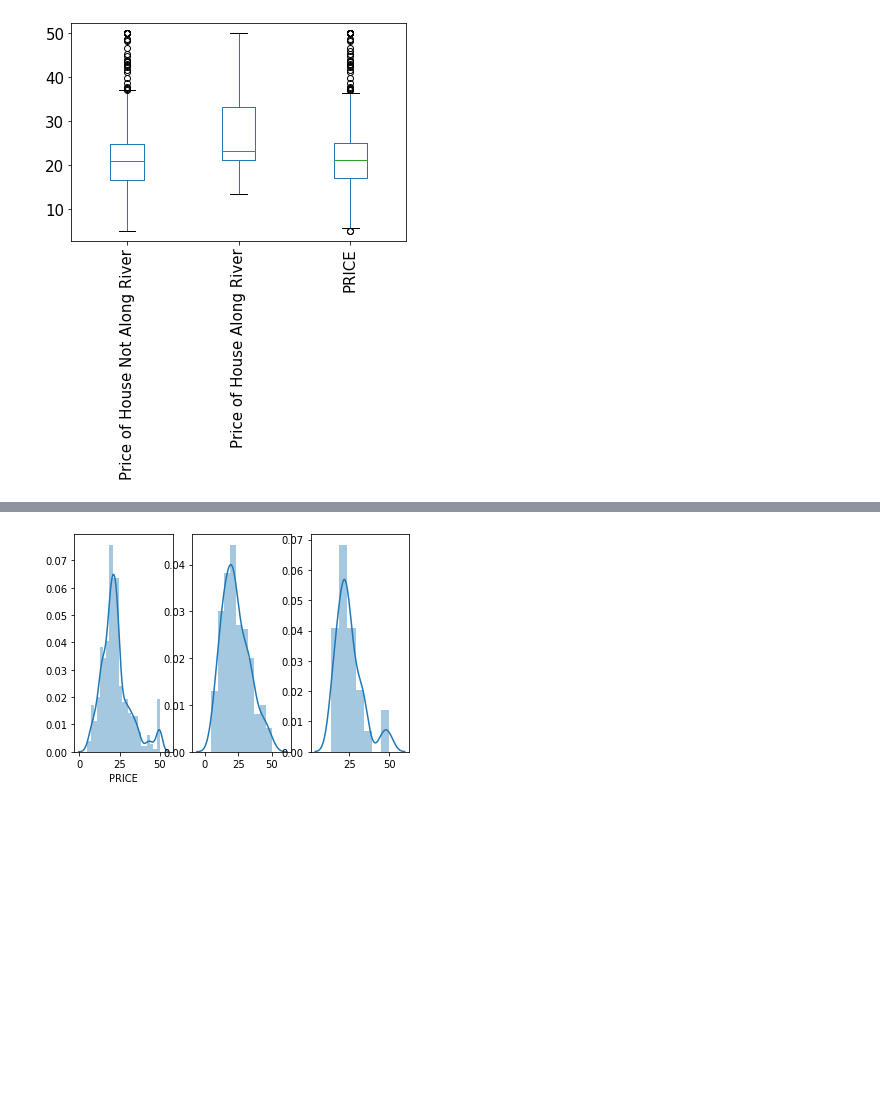
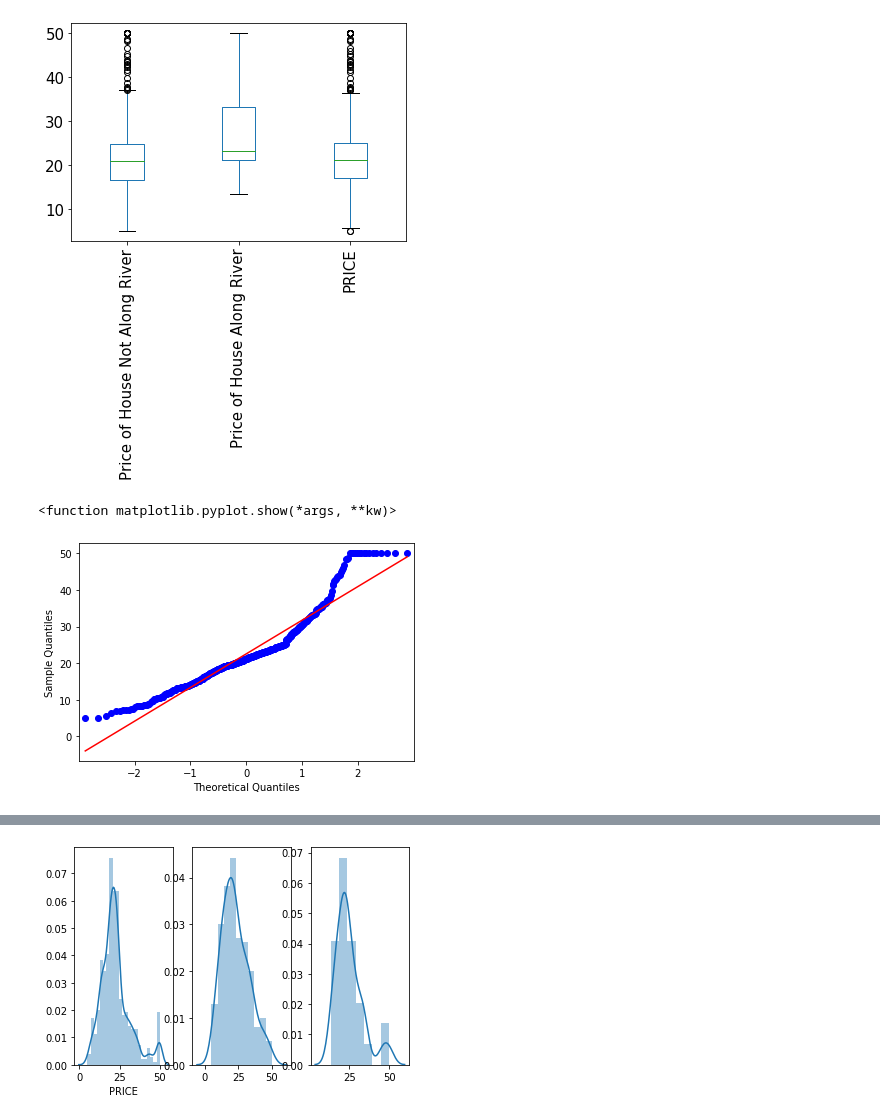
Before and after one commit to shanecanny1/Machine-Learning-and-Statistics-Project, a Jupyter notebook: Machine Learning Project Boston House Prices.ipynb, the cells around one changed output, grey strips where cells are left out. Cells and saved outputs as stored; diff of their text form; code cells hidden in the pictures; blank space fills up the shorter version.

Commit message:
Added qq plots, Levenes Test, Bartletts Test and Normality Plots

```diff
--- a/Machine Learning Project Boston House Prices.ipynb
+++ b/Machine Learning Project Boston House Prices.ipynb
@@ -385,3 +385,15 @@ y=Price_of_Housing['Price of House Not Along River'].dropna().unique()
 # %%
 ## Getting ride of the NAN from the House Prices along the river i.e. CHAS 1, so the data can be graphed ##
 z=Price_of_Housing['Price of House Along River'].dropna().unique()
+# %%
+##sns.distplot(x)
+## sns.distplot(y)
+##sns.distplot(z)
+
+##sm.qqplot(x, dist="norm")
+
+qqplot(x, line='s')
+plt.show
+# %% [output]
+<function matplotlib.pyplot.show(*args, **kw)>
+[figure, added]
```
Also changed, not shown: parts of 3 cells of this notebook.
